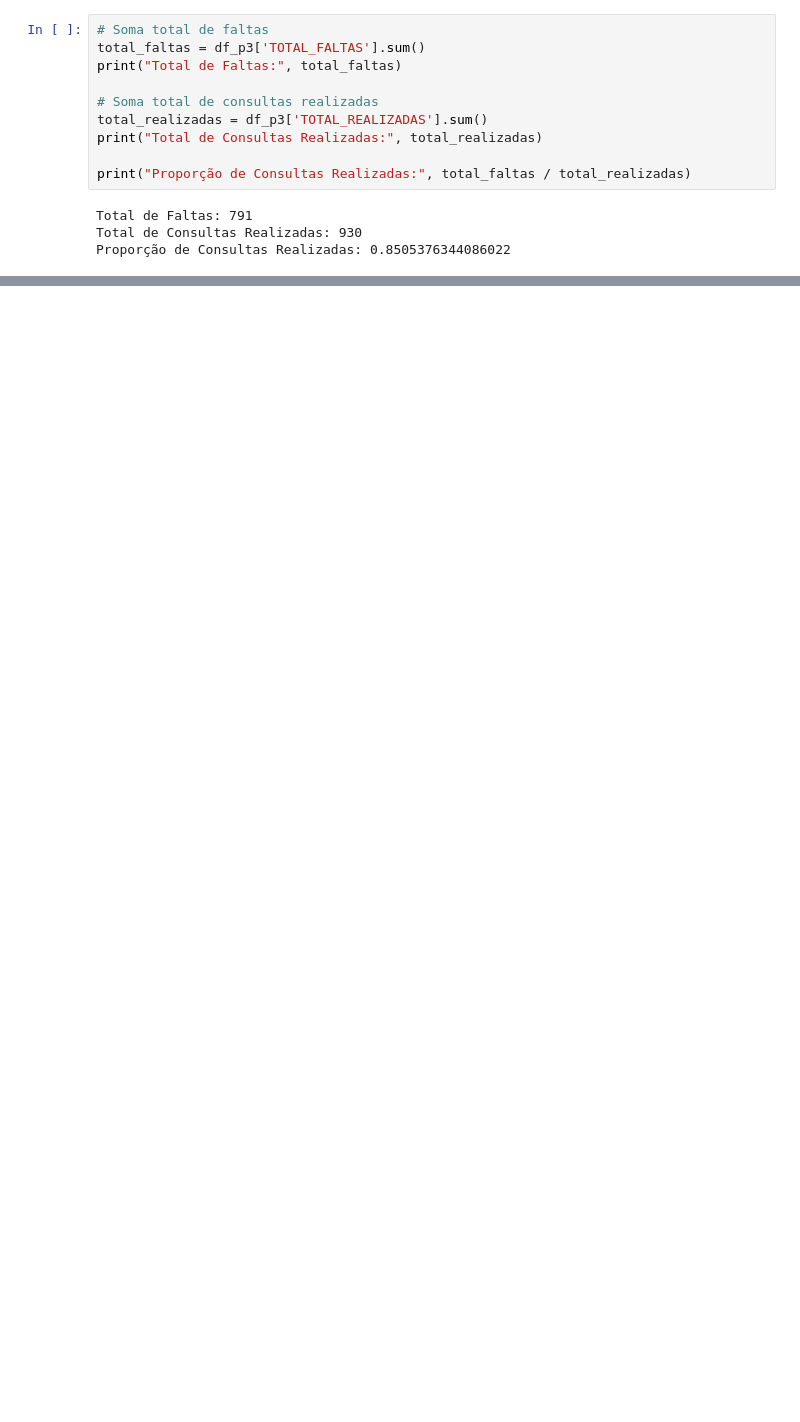
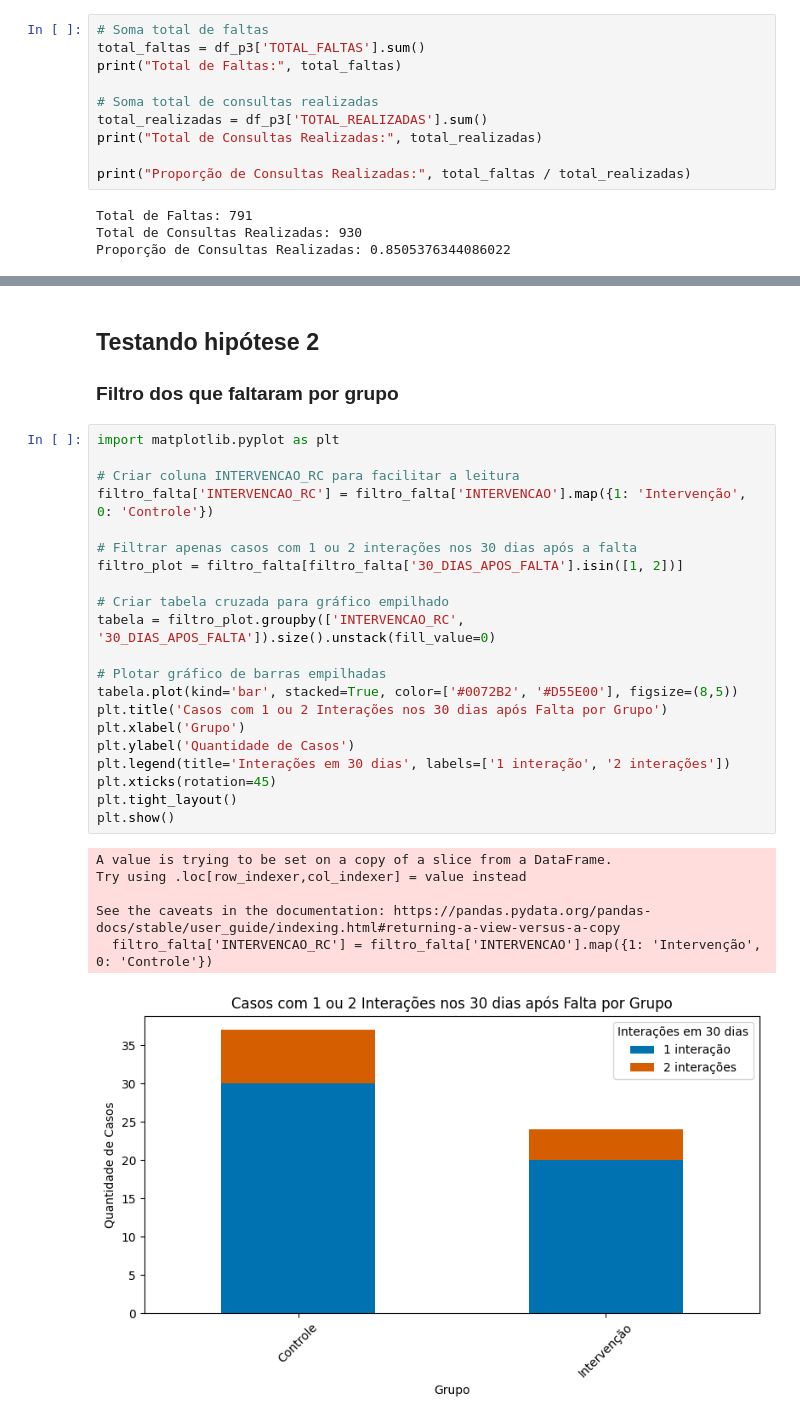
Before and after one commit to GARTosto/fluanutricaojob1, a Jupyter notebook: Flua_job1_analises.ipynb, the cells around one changed output, grey strips where cells are left out. Saved outputs shown, nothing was run; the diff lists cells and outputs as text; blank space fills up the shorter version.

```diff
--- a/Flua_job1_analises.ipynb
+++ b/Flua_job1_analises.ipynb
@@ -572,0 +503,32 @@ plt.show()
+# %% [markdown]
+## Testando hipótese 2
+
+### Filtro dos que faltaram por grupo
+# %%
+import matplotlib.pyplot as plt
+
+# Criar coluna INTERVENCAO_RC para facilitar a leitura
+filtro_falta['INTERVENCAO_RC'] = filtro_falta['INTERVENCAO'].map({1: 'Intervenção', 0: 'Controle'})
+
+# Filtrar apenas casos com 1 ou 2 interações nos 30 dias após a falta
+filtro_plot = filtro_falta[filtro_falta['30_DIAS_APOS_FALTA'].isin([1, 2])]
+
+# Criar tabela cruzada para gráfico empilhado
+tabela = filtro_plot.groupby(['INTERVENCAO_RC', '30_DIAS_APOS_FALTA']).size().unstack(fill_value=0)
+
+# Plotar gráfico de barras empilhadas
+tabela.plot(kind='bar', stacked=True, color=['#0072B2', '#D55E00'], figsize=(8,5))
+plt.title('Casos com 1 ou 2 Interações nos 30 dias após Falta por Grupo')
+plt.xlabel('Grupo')
+plt.ylabel('Quantidade de Casos')
+plt.legend(title='Interações em 30 dias', labels=['1 interação', '2 interações'])
+plt.xticks(rotation=45)
+plt.tight_layout()
+plt.show()
+# %% [output]
+A value is trying to be set on a copy of a slice from a DataFrame.
+Try using .loc[row_indexer,col_indexer] = value instead
+
+See the caveats in the documentation: https://pandas.pydata.org/pandas-docs/stable/user_guide/indexing.html#returning-a-view-versus-a-copy
+  filtro_falta['INTERVENCAO_RC'] = filtro_falta['INTERVENCAO'].map({1: 'Intervenção', 0: 'Controle'})
+[figure, added]
```
Also changed, not shown: parts of 25 cells of this notebook, 1 other file.
